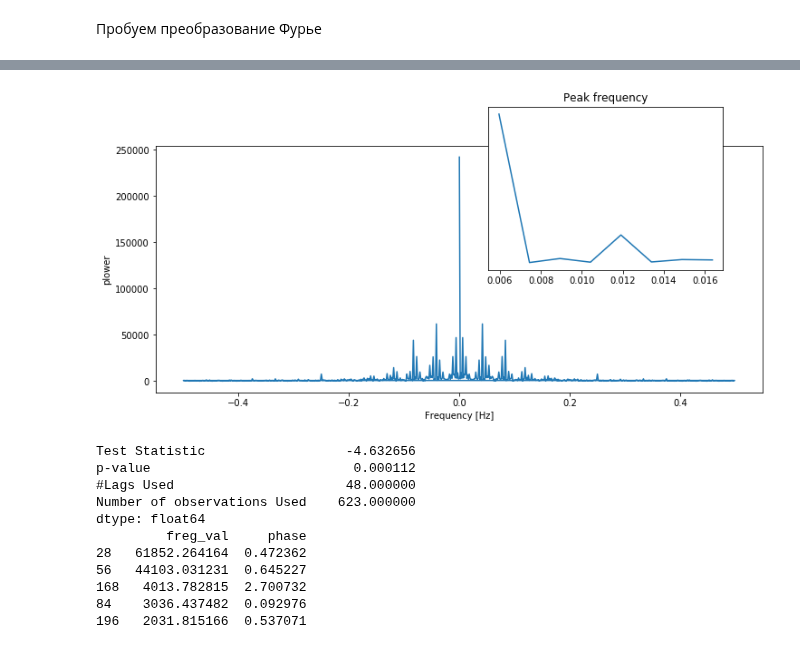
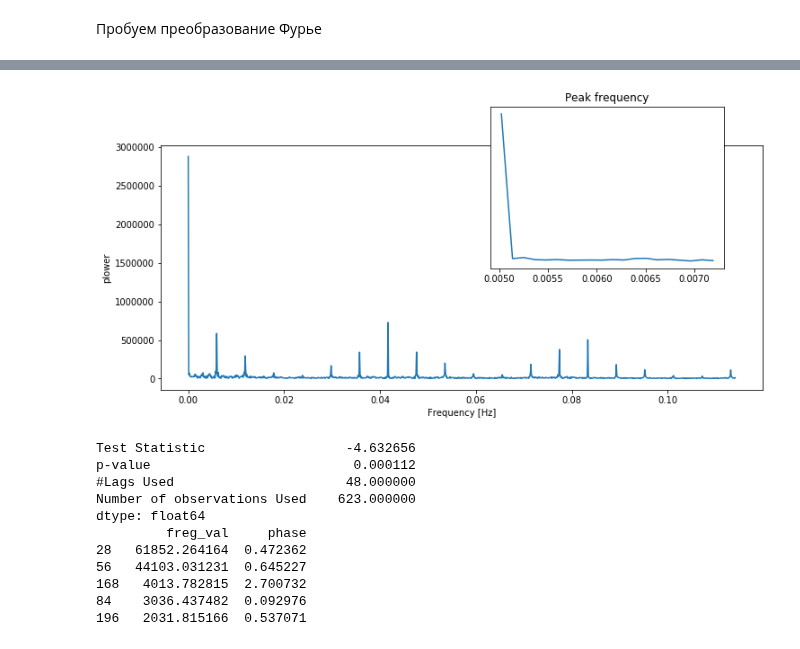
Before and after one commit to dminikorenb/DataLearning, a Jupyter notebook: 3-Taxi/dminik6_part3_w3.ipynb, the cells around one changed output, grey strips where cells are left out. Cells and saved outputs as stored; diff of their text form; code cells hidden in the pictures.

```diff
--- a/3-Taxi/dminik6_part3_w3.ipynb
+++ b/3-Taxi/dminik6_part3_w3.ipynb
@@ -245,0 +291,8 @@ decomp.plot();
+# %%
+dftest =  adfuller(stmp['delta'], autolag=None, maxlag=24*2)
+dfoutput = pd.Series(dftest[0:4], index=['Test Statistic','p-value','#Lags Used','Number of observations Used'])
+print (dfoutput)
+rcParams['figure.figsize'] = 12, 9
+decomp=seasonal_decompose(stmp['delta'] )
+decomp.plot()
+pl.show();
@@ -246,34 +306,30 @@ decomp.plot();
 # %%
-stmp = s.head(4*7*24).copy()
-stmp = stmp.dropna()
-
-sample_freq = np.fft.fftfreq(stmp.shape[0], d=1)
-power = np.abs(np.fft.fft(stmp['count'].values))
-
 plt.figure(figsize=(12, 5))
-plt.plot(sample_freq, power)
+# plt.yscale('log')
+N = 1000
+plt.plot(sample_freq[:N], power[:N])
 plt.xlabel('Frequency [Hz]')
 plt.ylabel('plower')
 
 # Find the peak frequency: we can focus on only the positive frequencies
 pos_mask = np.where(sample_freq > 0.005)
 freqs = sample_freq[pos_mask]
 peak_freq = freqs[power[pos_mask].argmax()]
 
 # Check that it does indeed correspond to the frequency that we generate
 # the signal with
 # np.allclose(peak_freq, 1./period)
 
 # An inner plot to show the peak frequency
 axes = plt.axes([0.55, 0.5, 0.3, 0.5])
 plt.title('Peak frequency')
-plt.plot(freqs[:8], power[:8])
+plt.plot(freqs[:20], power[:20])
 plt.setp(axes, yticks=[]);
 
 # scipy.signal.find_peaks_cwt can also be used for more advanced
 # peak detection
 # %% [output]
-[figure, old version]
+[figure, new version]
 # %%
 # Задача - построить распределение, выбрати nRet наибольших частот и для них построить график
 def fft_freg_xxx( df, nRet=10, fregMin = 0 ):
```
Also changed, not shown: parts of 2 cells of this notebook.
